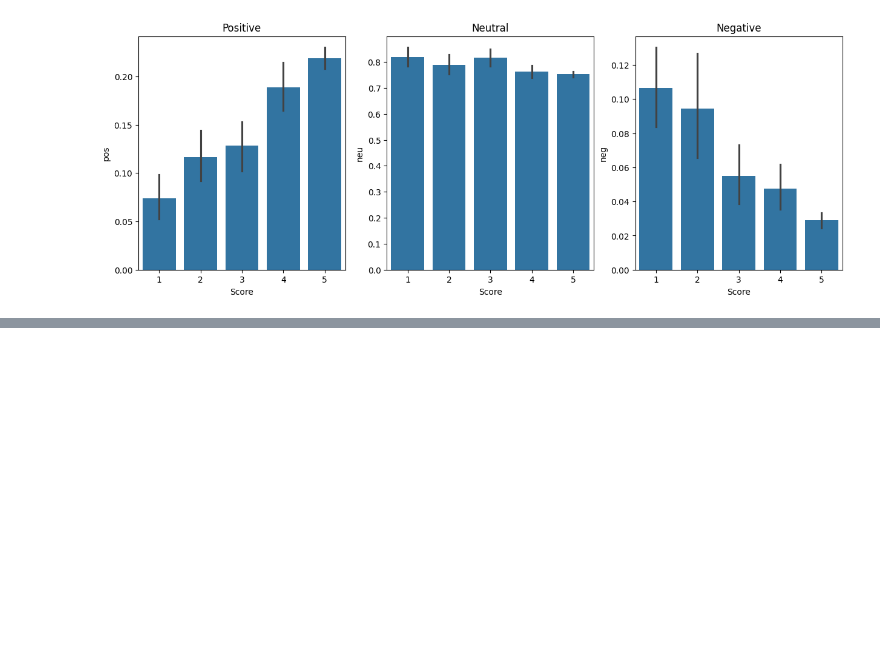
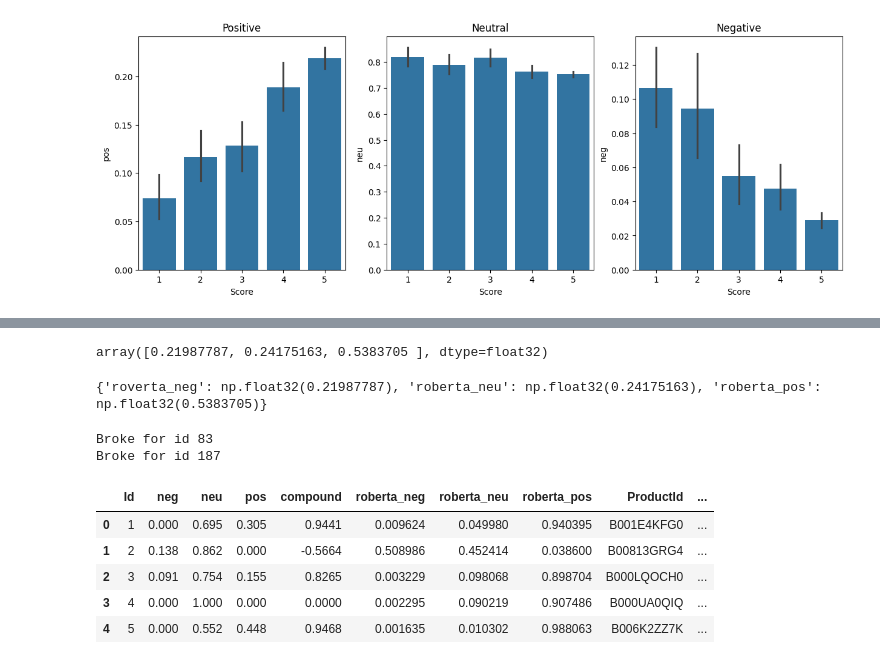
Before and after one commit to Tanmay7Mehta/SentimentAnalysis_NLTK, a Jupyter notebook: test.ipynb, the cells around one changed output, grey strips where cells are left out. Drawn from its saved outputs; the diff is of its cells as text; code cells hidden in the pictures; blank space fills up the shorter version.

```diff
--- a/test.ipynb
+++ b/test.ipynb
@@ -82,0 +103,56 @@ plt.show()
+# %%
+scores = output[0][0].detach().numpy()
+scores = softmax(score)
+scores
+# %% [output]
+array([0.21987787, 0.24175163, 0.5383705 ], dtype=float32)
+# %%
+scores_dict = {'roverta_neg': scores[0],
+            'roberta_neu': scores[1],
+            'roberta_pos':scores[2]}
+print(scores_dict)
+# %% [output]
+{'roverta_neg': np.float32(0.21987787), 'roberta_neu': np.float32(0.24175163), 'roberta_pos': np.float32(0.5383705)}
+# %%
+def polarity_scores_roberta(example):
+    encoded_text = tokenizer(example, return_tensors='pt')
+    output = model(**encoded_text)
+    scores = output[0][0].detach().numpy()
+    scores = softmax (scores)
+    scores_dict = {
+        'roberta_neg': scores[0],
+        'roberta_neu': scores[1],
+        'roberta_pos': scores[2],
+    }
+    return scores_dict
+# %%
+res = {}
+for i, row in tqdm(data.iterrows(), total=len(data)):
+    try:
+        text = row['Text']
+        myid = row['Id']
+        vader_result = sia.polarity_scores(text)
+        vader_result_rename = {}
+        for key, value in vader_result.items():
+            vader_result_rename[f"vader_{key}"] = value
+
+        roberta_result = polarity_scores_roberta(text)
+        both = {**vader_result, **roberta_result}
+        res[myid] = both
+    except RuntimeError:
+        print(f'Broke for id {myid}')
+# %% [output]
+Broke for id 83
+Broke for id 187
+# %%
+result_df = pd.DataFrame(res).T
+result_df = result_df.reset_index().rename(columns={'index': 'Id'})
+result_df = result_df.merge(data, how='left')
+result_df.head()
+# %% [output]
+|  | Id | neg | neu | pos | compound | roberta_neg | roberta_neu | roberta_pos | ProductId | ... |
+| 0 | 1 | 0.000 | 0.695 | 0.305 | 0.9441 | 0.009624 | 0.049980 | 0.940395 | B001E4KFG0 | ... |
+| 1 | 2 | 0.138 | 0.862 | 0.000 | -0.5664 | 0.508986 | 0.452414 | 0.038600 | B00813GRG4 | ... |
+| 2 | 3 | 0.091 | 0.754 | 0.155 | 0.8265 | 0.003229 | 0.098068 | 0.898704 | B000LQOCH0 | ... |
+| 3 | 4 | 0.000 | 1.000 | 0.000 | 0.0000 | 0.002295 | 0.090219 | 0.907486 | B000UA0QIQ | ... |
+| 4 | 5 | 0.000 | 0.552 | 0.448 | 0.9468 | 0.001635 | 0.010302 | 0.988063 | B006K2ZZ7K | ... |
```
Also changed, not shown: parts of 4 cells of this notebook.
